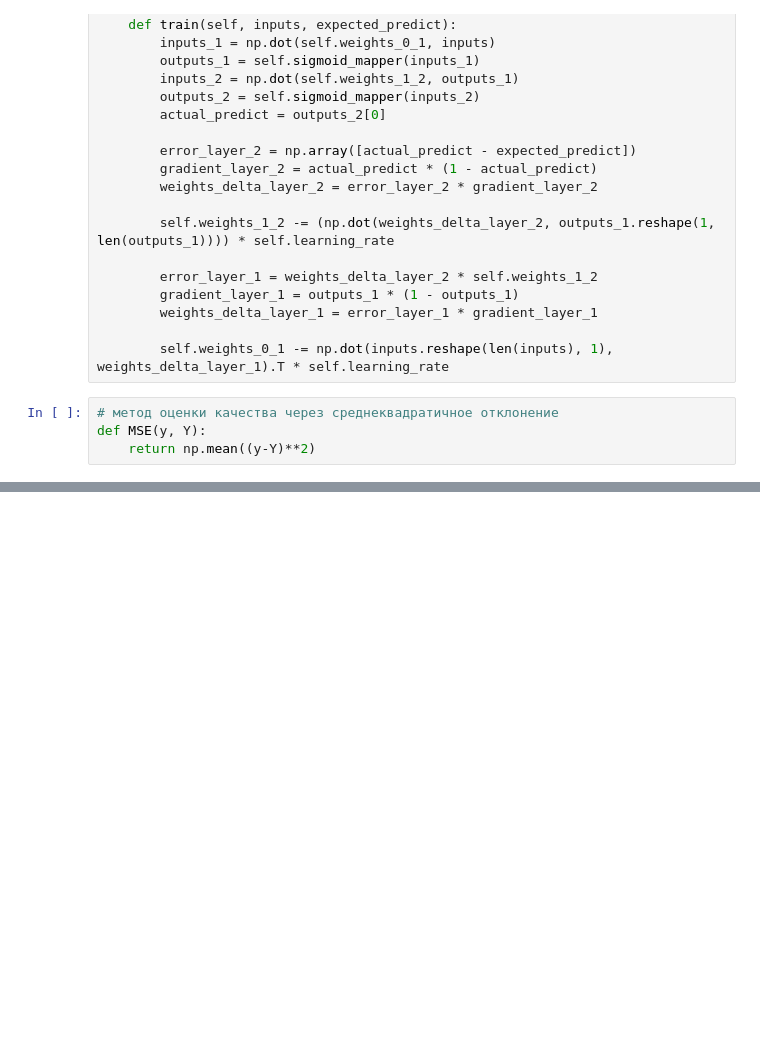
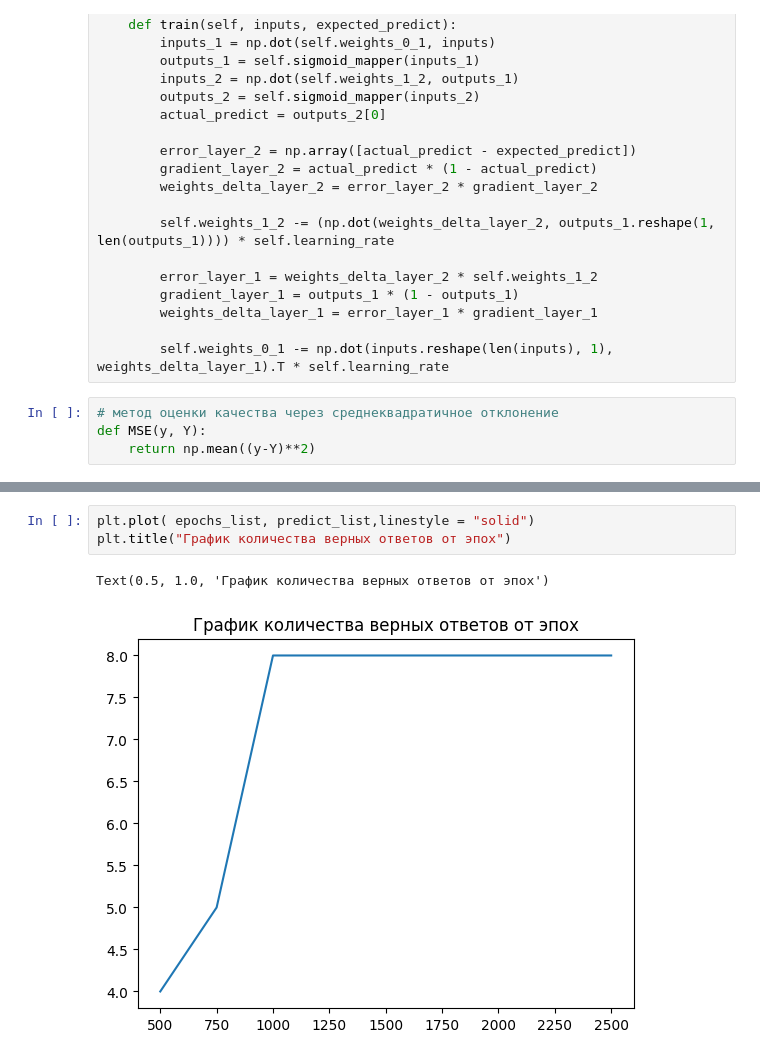
Before and after one commit to Bikmul/My-ML-piscine, a Jupyter notebook: laba1/test2.ipynb, the cells around one changed output, grey strips where cells are left out. Cells and saved outputs as stored; diff of their text form; blank space fills up the shorter version.

```diff
--- a/laba1/test2.ipynb
+++ b/laba1/test2.ipynb
@@ -129,0 +167,6 @@ For input: [1, 1, 1] the prediction is: [0.05435939], expected:False
+# %%
+plt.plot( epochs_list, predict_list,linestyle = "solid")
+plt.title("График количества верных ответов от эпох")
+# %% [output]
+Text(0.5, 1.0, 'График количества верных ответов от эпох')
+[figure, added]
```
Also changed, not shown: parts of 4 cells of this notebook, 7 other files.
